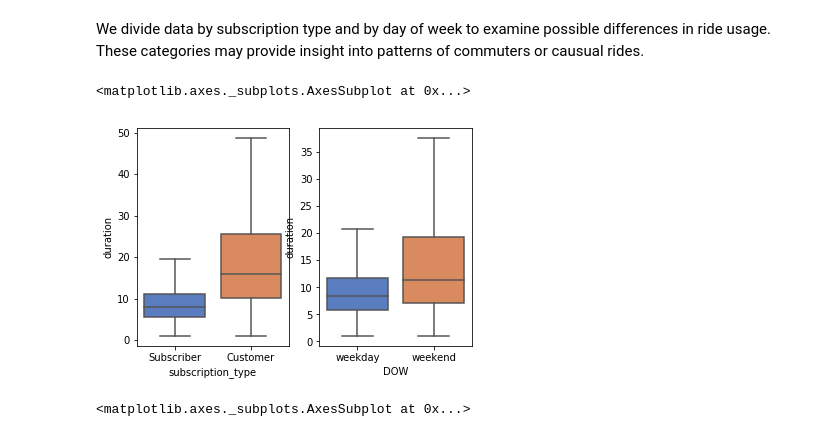
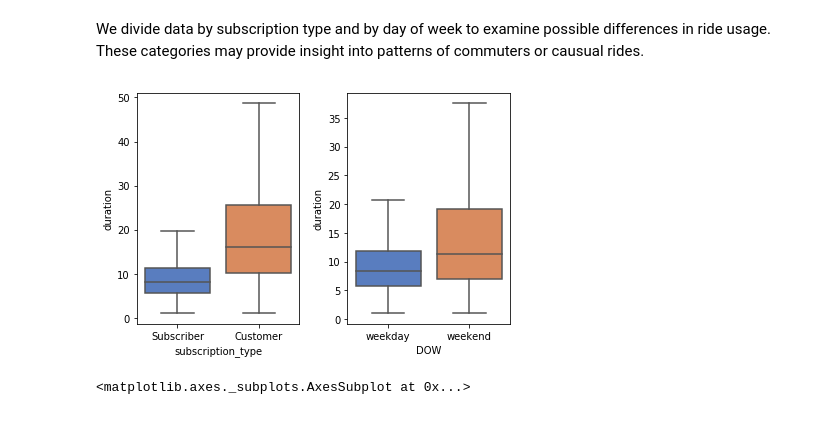
Before and after one commit to jslaga/SpringboardDSC, a Jupyter notebook: Capstone1/Capstone.ipynb, the cells around one changed output. Drawn from its saved outputs; the diff is of its cells as text; code cells hidden in the pictures.

```diff
--- a/Capstone1/Capstone.ipynb
+++ b/Capstone1/Capstone.ipynb
@@ -278,12 +266,12 @@ We divide data by subscription type and by day of week to examine possible diffe
 # %%
 plt.subplot(1, 2, 1)
 sb.boxplot(x='subscription_type', y='duration', data=sf_trips_clean, palette="muted", showfliers=False)
 
 plt.subplot(1, 2, 2)
 sb.boxplot(x='DOW', y='duration', data=sf_trips_clean, palette="muted", showfliers=False)
+plt.tight_layout()
 # %% [output]
-<matplotlib.axes._subplots.AxesSubplot at 0x...>
-[figure, old version]
+[figure, new version]
 # %%
 sb.violinplot(x='subscription_type', y='duration', data=sf_trips_clean, palette="muted", showfliers=False)
 # %% [output]
```
Also changed, not shown: parts of 28 cells of this notebook.
